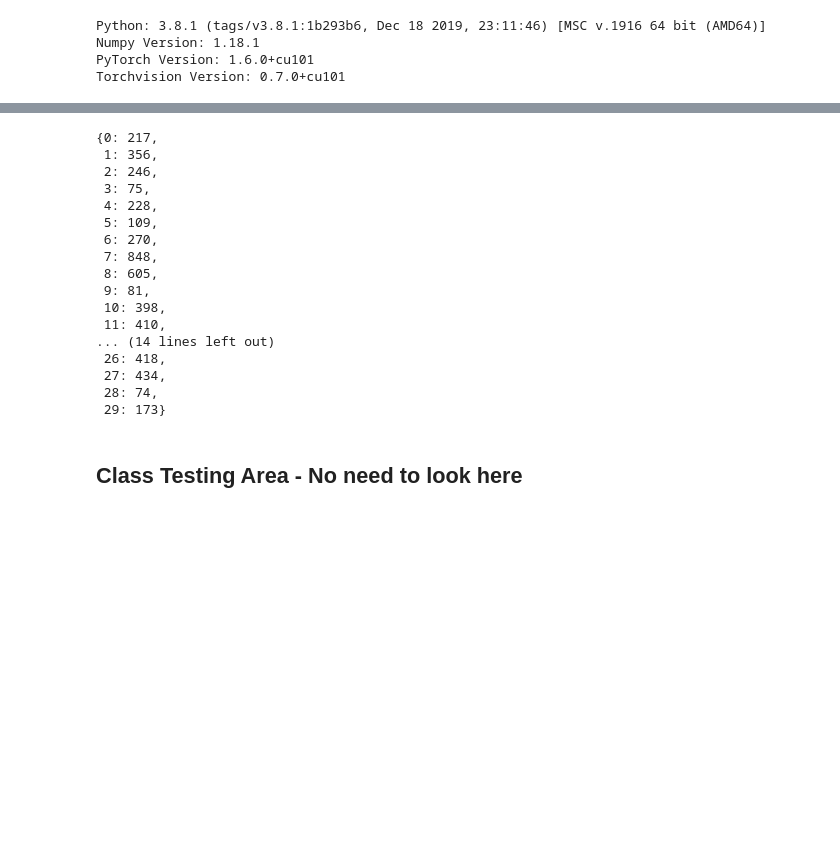
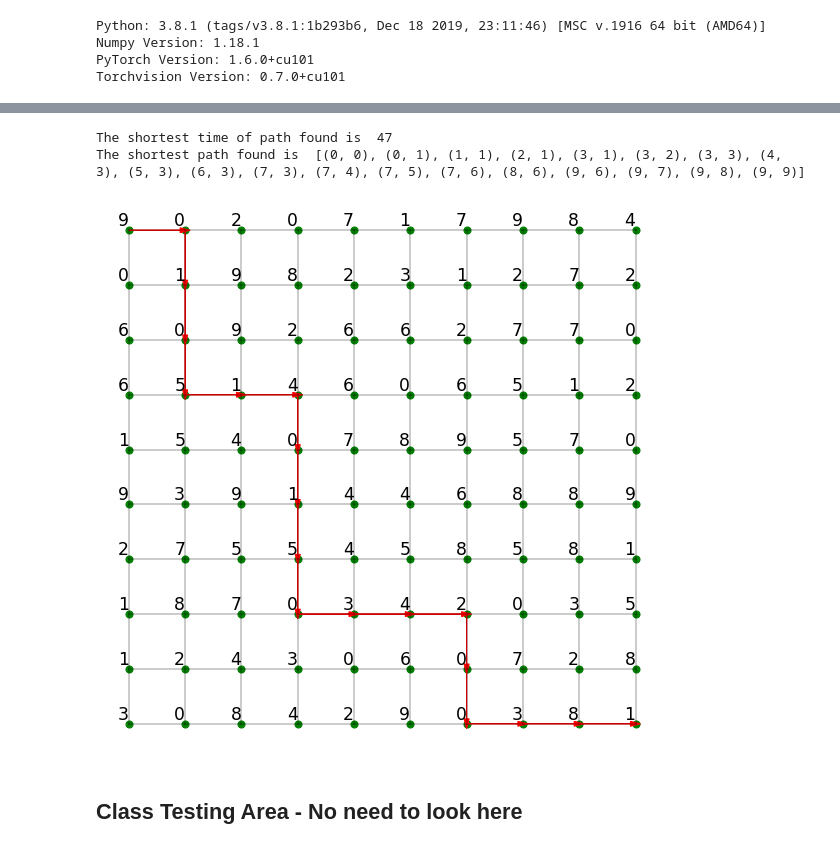
Before and after one commit to Assassinsarms/INM702_Coursework, a Jupyter notebook: T1Aaron_Mir_INM702_Task_1.ipynb, the cells around one changed output, grey strips where cells are left out. Cells and saved outputs as stored; diff of their text form; code cells hidden in the pictures; blank space fills up the shorter version.

```diff
--- a/T1Aaron_Mir_INM702_Task_1.ipynb
+++ b/T1Aaron_Mir_INM702_Task_1.ipynb
@@ -345,29 +388,15 @@ agent_cortez.paths_coords_taken_by_all_ants[agent_cortez.chosen_path]  # To see
 # %%
-agent_cortez.total_distance_by_all_ants                   # To see all the paths the ants took OUTPUT BIG depending on how many ants but you can see there is 1 path for each ant and it shows it for the last iteration only
+agent_cortez.total_time_by_all_ants                         # To see all the paths the ants took OUTPUT BIG depending on how many ants but you can see there is 1 path for each ant and it shows it for the last iteration only
-# %% [output]
-{0: 217,
- 1: 356,
- 2: 246,
- 3: 75,
- 4: 228,
- 5: 109,
- 6: 270,
- 7: 848,
- 8: 605,
- 9: 81,
- 10: 398,
- 11: 410,
-... (14 lines left out)
- 26: 418,
- 27: 434,
- 28: 74,
- 29: 173}
 # %%
 #-------------------------------------------------------- START GAME (DIJKSTRA) -----------------------------------------------#
 height, width = 10,10                                                      # Maze has to be NxN in order for visualisation to work properly
 agent_cortez = Agent('Cortez')                                             # Initialise the agent
-game = IntMaze(height, width, 1, 'Dijkstra', agent_cortez)               # Initialise the game with maze of height and width and a particular agent in that game
-game.start_game()
+game = IntMaze(height, width, 1, 'Dijkstra', agent_cortez)                 # Initialise game with maze of height and width, game mode, type of algorithm ('Recursive', 'Ant Colony' or 'Dijkstra') and the agent in the maze
+game.start_game(num_iterations=0, num_ants=0, alpha=0, beta=0, rho=0)
+# %% [output]
+The shortest time of path found is  47
+The shortest path found is  [(0, 0), (0, 1), (1, 1), (2, 1), (3, 1), (3, 2), (3, 3), (4, 3), (5, 3), (6, 3), (7, 3), (7, 4), (7, 5), (7, 6), (8, 6), (9, 6), (9, 7), (9, 8), (9, 9)]
+[figure, added]
 # %% [markdown]
 ## Class Testing Area - No need to look here
 # %%
```
Also changed, not shown: parts of 9 cells of this notebook.
